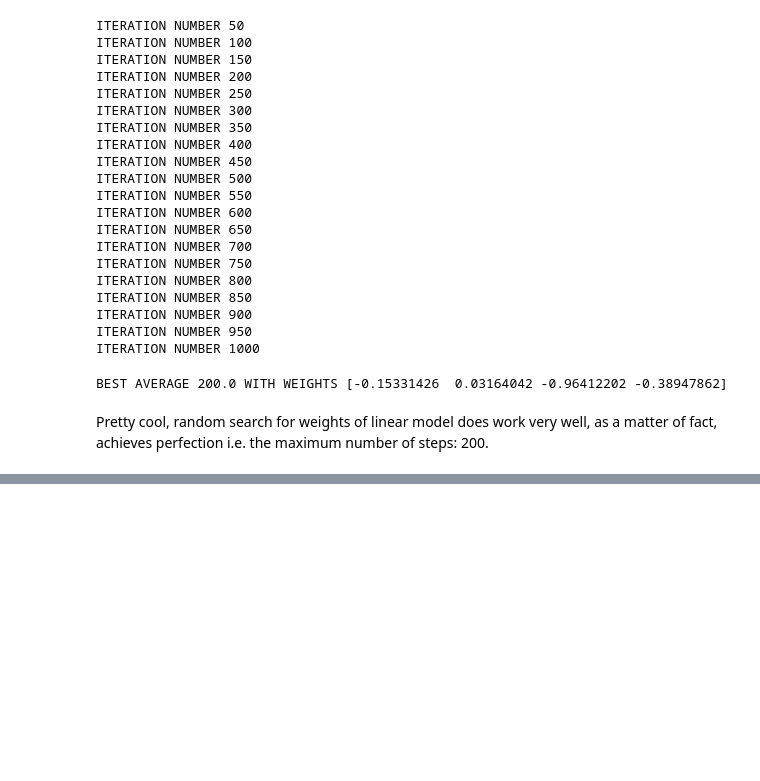
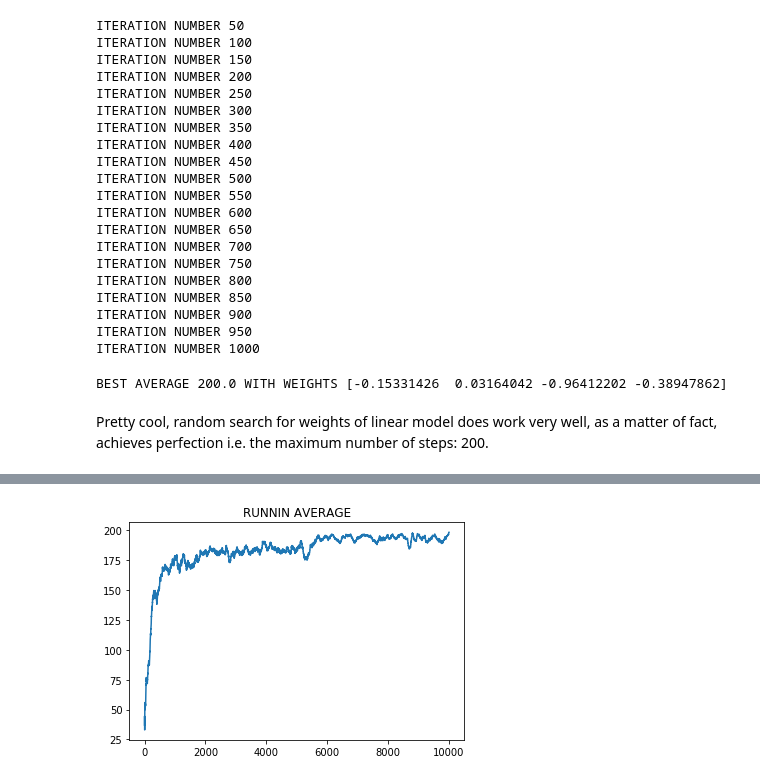
Before and after one commit to juanse1608/DRL-Udemy, a Jupyter notebook: Notebooks/CarPoleExample.ipynb, the cells around one changed output, grey strips where cells are left out. Drawn from its saved outputs; the diff is of its cells as text; code cells hidden in the pictures; blank space fills up the shorter version.

```diff
--- a/Notebooks/CarPoleExample.ipynb
+++ b/Notebooks/CarPoleExample.ipynb
@@ -239,0 +354,4 @@ Pretty cool, random search for weights of linear model does work very well, as a
+# %%
+q_tab = construct_q_tab(env=my_env, number_of_bins=num_bins)
+
+print('SHAPE OF Q-TAB IS', q_tab.shape)
@@ -239,0 +360,34 @@ Pretty cool, random search for weights of linear model does work very well, as a
+# %%
+def play_game(env, q_tab, eps, gamma):
+    obs = env.reset()
+    done = False
+    steps = 0
+    total_reward = 0
+
+    while not done:
+        ac = sample_action(env, state=obs, eps=eps, q_tab=q_tab)
+        pre_obs = obs.copy()
+        obs, rew, done, _ = my_env.step(action=ac)
+        total_reward += rew
+
+        if (steps < 199) and done:
+            rew = -3000
+
+        #Update the model
+        g = rew + gamma*np.max(predict(obs, q_tab))
+        update(state=pre_obs, a=ac, g=g, q_tab=q_tab)
+
+        steps += 1
+
+    return total_reward
+# %%
+## ITERATE AND LEARN
+total_rewards = []
+gamma = 0.9
+
+for i in range(10000):
+    eps = 1.0/np.sqrt(i+1)
+    total_reward = play_game(env=my_env, q_tab=q_tab, eps=eps, gamma=gamma)
+    total_rewards.append(total_reward)
+    if (i+1) % 250 == 0:
+        print(i+1, 'ITERATION -', np.mean(total_rewards[i-99:i+1]), 'TOTAL REWARD')
@@ -239,0 +412,4 @@ Pretty cool, random search for weights of linear model does work very well, as a
+# %%
+plot_running_avg(np.array(total_rewards))
+# %% [output]
+[figure, added]
```
Also changed, not shown: parts of 16 cells of this notebook, 1 other file.
